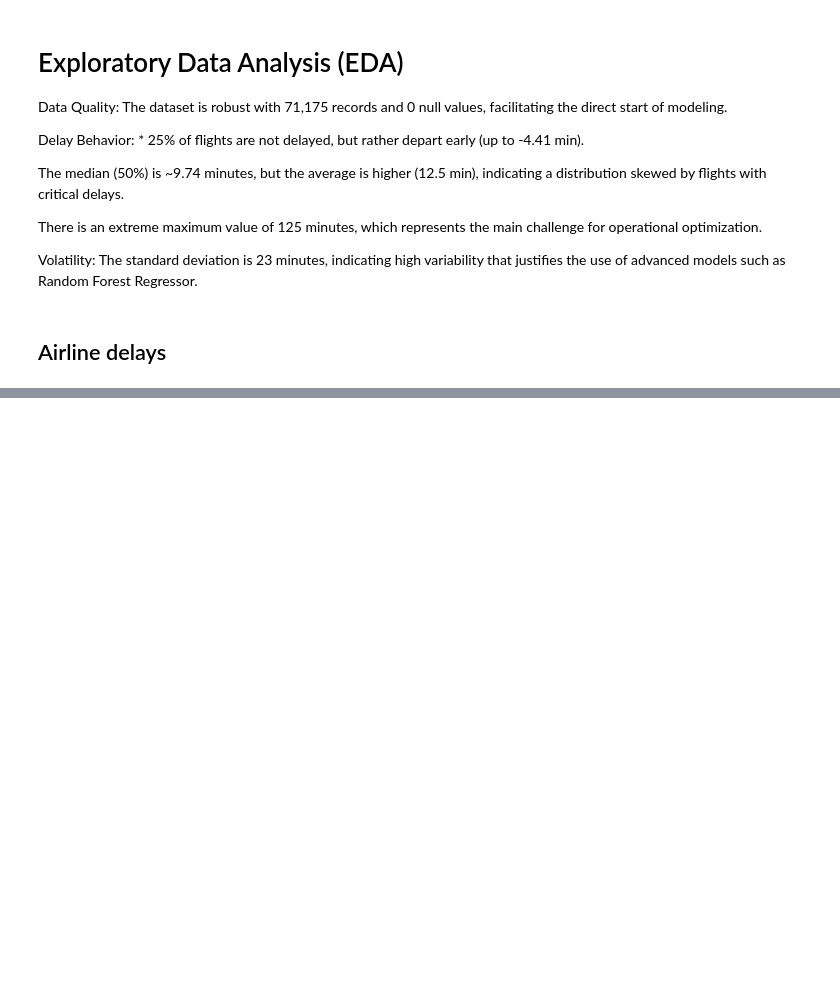
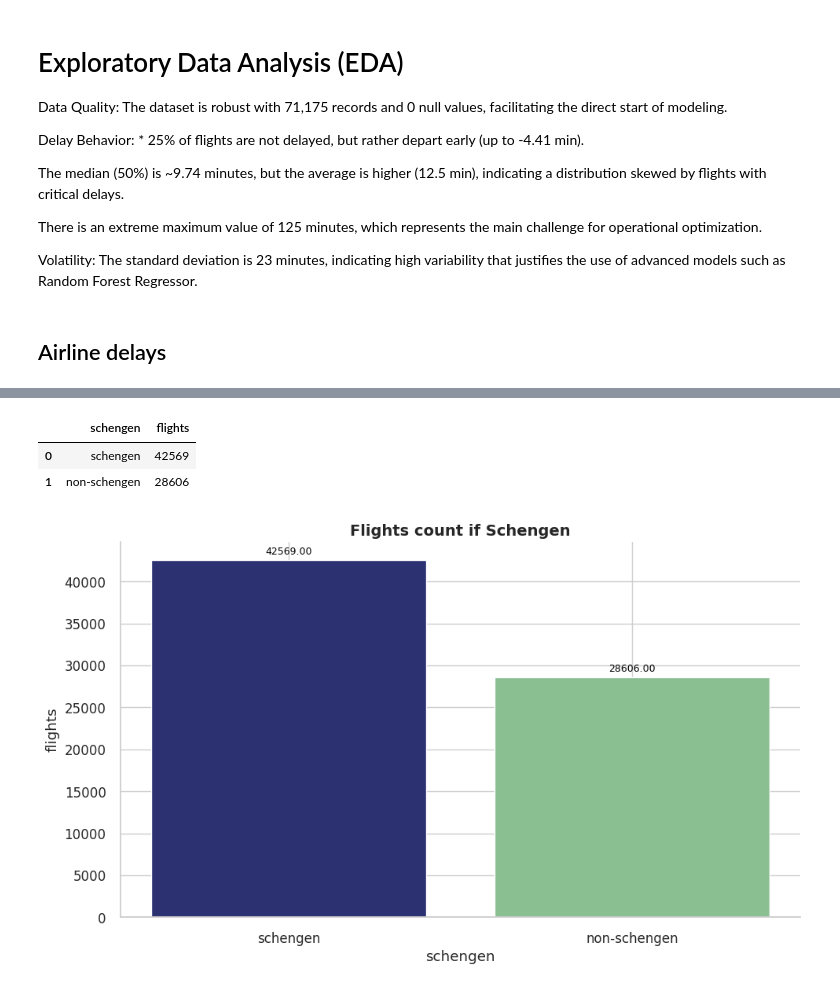
Before and after one commit to JCSR2022/Alura_Data_Science, a Jupyter notebook: Flight_Delay_Prediction_Project/Optimizacion_aeroportuaria.ipynb, the cells around one changed output, grey strips where cells are left out. Drawn from its saved outputs; the diff is of its cells as text; code cells hidden in the pictures; blank space fills up the shorter version.

```diff
--- a/Flight_Delay_Prediction_Project/Optimizacion_aeroportuaria.ipynb
+++ b/Flight_Delay_Prediction_Project/Optimizacion_aeroportuaria.ipynb
@@ -235,0 +234,21 @@ barplot(avg_delay, 'airline', 'delay', 'Delay by Airline').show()
+# %%
+"""
+The Schengen Area is a geographical area encompassing most European countries,
+where border controls have been eliminated to allow the free movement of
+people between member states. This area takes its name from the Schengen
+Agreement, signed in 1985 in the village of Schengen, Luxembourg,
+and implemented in 1995.
+
+The agreement was named after the place of signing, but the Schengen
+Treaty itself was a development of the 1990 Schengen Agreement.
+"""
+
+cnt_schengen = datos.value_counts('schengen').reset_index()
+cnt_schengen.rename(columns={'count':'flights'}, inplace=True)
+display(show_table(cnt_schengen, 'flights'))
+barplot(cnt_schengen, 'schengen', 'flights', 'Flights count if Schengen').show()
+# %% [output]
+|  | schengen | flights |
+| 0 | schengen | 42569 |
+| 1 | non-schengen | 28606 |
+[figure, added]
```
Also changed, not shown: parts of 24 cells of this notebook.
